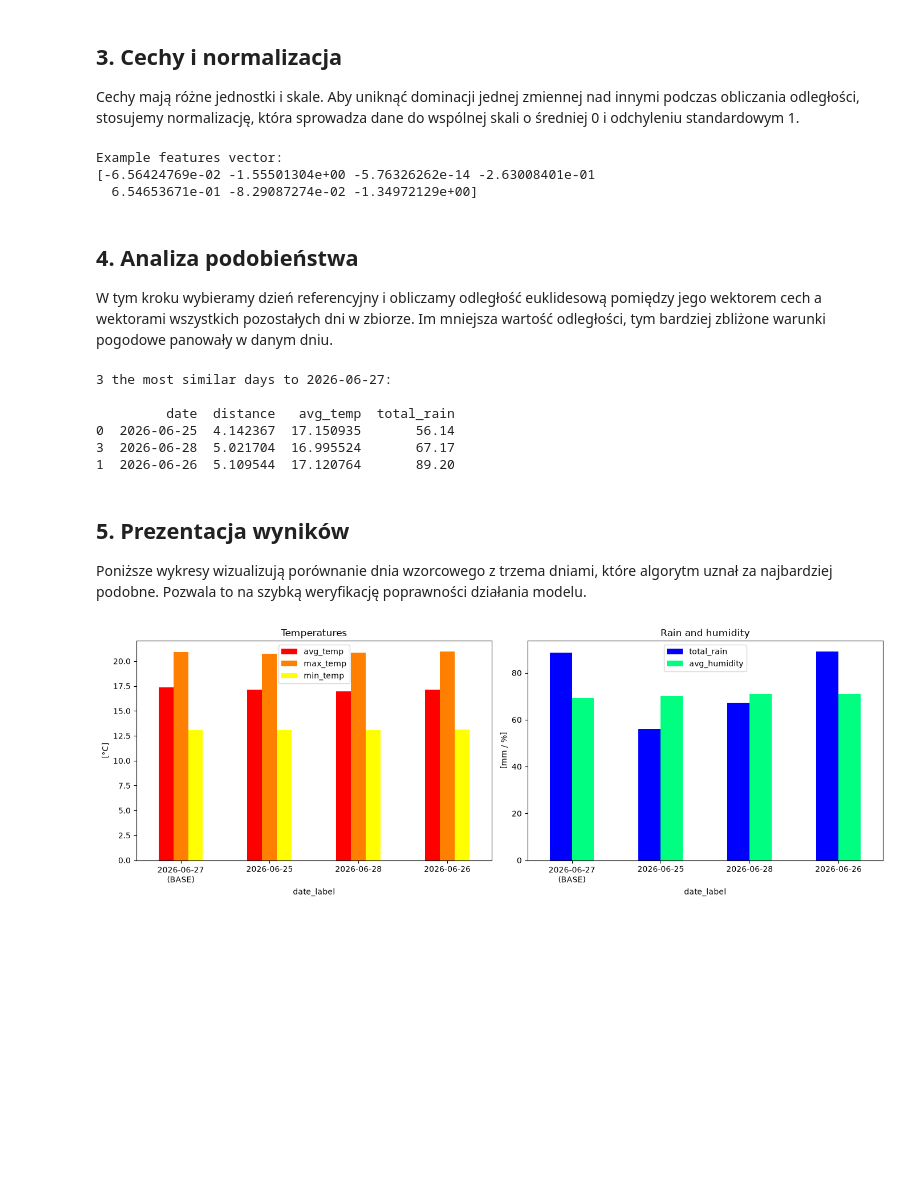
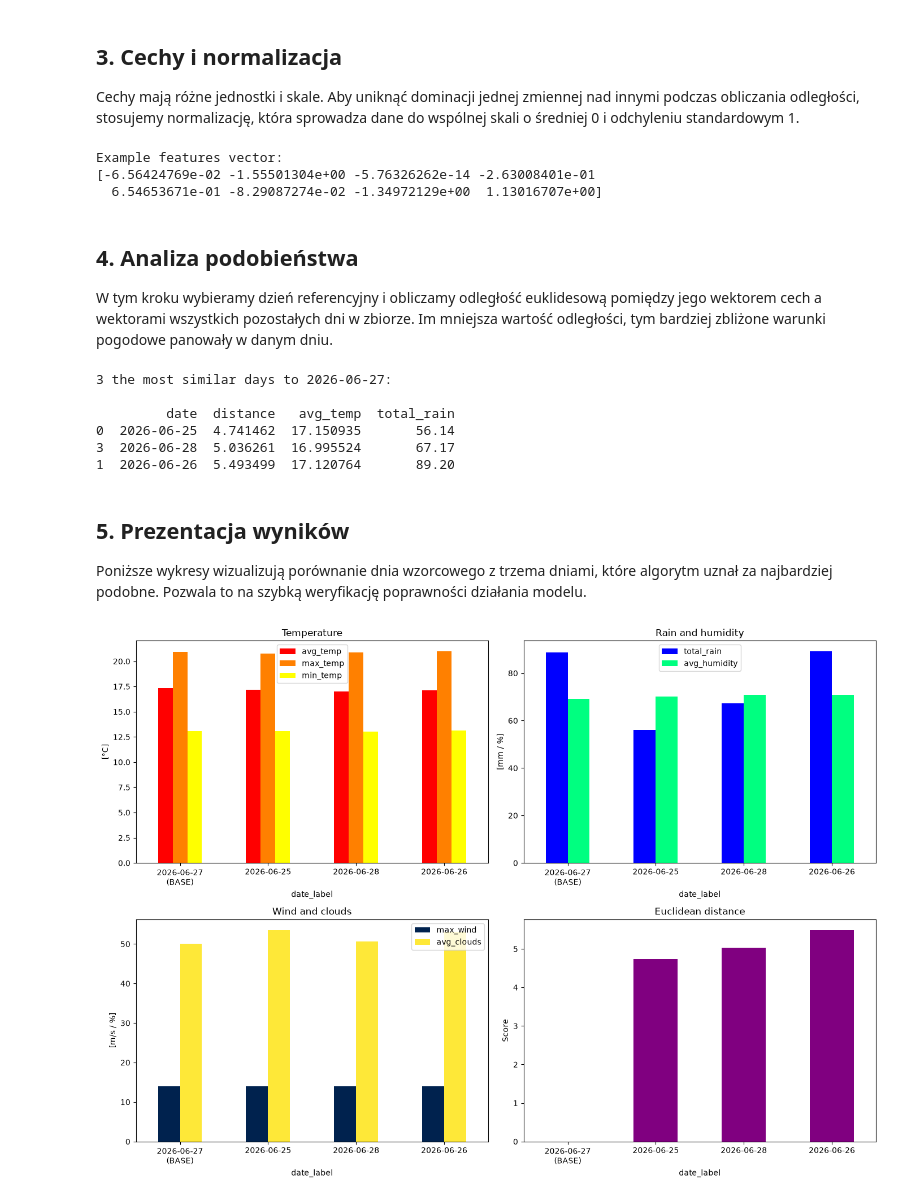
Before and after one commit to Filippo0420/Projekt21, a Jupyter notebook: main.ipynb, the cells around one changed output. Drawn from its saved outputs; the diff is of its cells as text; code cells hidden in the pictures; blank space fills up the shorter version.

Commit message:
more plots and feature vectors

```diff
--- a/main.ipynb
+++ b/main.ipynb
@@ -64,7 +73,8 @@ daily_df = df.groupby('date').agg(
     avg_humidity=('humidity', 'mean'),
     max_wind=('wind_speed', 'max'),
     avg_pressure=('pressure', 'mean'),
-    total_rain=('rain_mm', 'sum')
+    total_rain=('rain_mm', 'sum'),
+    avg_clouds=('cloud_cover', 'mean')
 ).reset_index()
 
 date_start = daily_df['date'].min()
@@ -81,7 +91,8 @@ from sklearn.preprocessing import StandardScaler
 features = [
     'avg_temp', 'max_temp', 'min_temp',
     'avg_humidity', 'max_wind',
-    'avg_pressure', 'total_rain'
+    'avg_pressure', 'total_rain',
+    'avg_clouds'
 ]
 
 scaler = StandardScaler()
@@ -94,7 +105,7 @@ print(daily_df['scaled_features'].iloc[0])
 # %% [output]
 Example features vector:
 [-6.56424769e-02 -1.55501304e+00 -5.76326262e-14 -2.63008401e-01
-  6.54653671e-01 -8.29087274e-02 -1.34972129e+00]
+  6.54653671e-01 -8.29087274e-02 -1.34972129e+00  1.13016707e+00]
 # %% [markdown]
 ## 4. Analiza podobieństwa
 W tym kroku wybieramy dzień referencyjny i obliczamy odległość euklidesową pomiędzy jego wektorem cech a wektorami wszystkich pozostałych dni w zbiorze. Im mniejsza wartość odległości, tym bardziej zbliżone warunki pogodowe panowały w danym dniu.
@@ -115,40 +126,51 @@ print(top_similar[['date', 'distance', 'avg_temp', 'total_rain']])
 3 the most similar days to 2026-06-27:
 
          date  distance   avg_temp  total_rain
-0  2026-06-25  4.142367  17.150935       56.14
-3  2026-06-28  5.021704  16.995524       67.17
-1  2026-06-26  5.109544  17.120764       89.20
+0  2026-06-25  4.741462  17.150935       56.14
+3  2026-06-28  5.036261  16.995524       67.17
+1  2026-06-26  5.493499  17.120764       89.20
 # %% [markdown]
 ## 5. Prezentacja wyników
 Poniższe wykresy wizualizują porównanie dnia wzorcowego z trzema dniami, które algorytm uznał za najbardziej podobne. Pozwala to na szybką weryfikację poprawności działania modelu.
 # %%
 import matplotlib.pyplot as plt
+import pandas as pd
 
 ref_row = daily_df[daily_df['date'] == reference_date]
 plot_df = pd.concat([ref_row, top_similar]).reset_index(drop=True)
 
 labels = []
 for d in plot_df['date']:
     if str(d) == str(reference_date):
         labels.append(str(d) + "\n(BASE)")
     else:
         labels.append(str(d))
 
 plot_df['date_label'] = labels
 
-fig, axes = plt.subplots(1, 2, figsize=(14, 5))
+fig, axes = plt.subplots(2, 2, figsize=(14, 10))
 
-plot_df.plot(x='date_label', y=['avg_temp', 'max_temp', 'min_temp'], kind='bar', ax=axes[0], colormap='autumn')
-axes[0].set_title('Temperatures')
-axes[0].set_ylabel('[°C]')
-axes[0].tick_params(axis='x', rotation=0)
+plot_df.plot(x='date_label', y=['avg_temp', 'max_temp', 'min_temp'], kind='bar', ax=axes[0, 0], colormap='autumn')
+axes[0, 0].set_title('Temperature')
+axes[0, 0].set_ylabel('[°C]')
+axes[0, 0].tick_params(axis='x', rotation=0)
 
-plot_df.plot(x='date_label', y=['total_rain', 'avg_humidity'], kind='bar', ax=axes[1], colormap='winter')
-axes[1].set_title('Rain and humidity')
-axes[1].set_ylabel('[mm / %]')
-axes[1].tick_params(axis='x', rotation=0)
+plot_df.plot(x='date_label', y=['total_rain', 'avg_humidity'], kind='bar', ax=axes[0, 1], colormap='winter')
+axes[0, 1].set_title('Rain and humidity')
+axes[0, 1].set_ylabel('[mm / %]')
+axes[0, 1].tick_params(axis='x', rotation=0)
+
+plot_df.plot(x='date_label', y=['max_wind', 'avg_clouds'], kind='bar', ax=axes[1, 0], colormap='cividis')
+axes[1, 0].set_title('Wind and clouds')
+axes[1, 0].set_ylabel('[m/s / %]')
+axes[1, 0].tick_params(axis='x', rotation=0)
+
+plot_df.plot(x='date_label', y='distance', kind='bar', ax=axes[1, 1], color='purple', legend=False)
+axes[1, 1].set_title('Euclidean distance')
+axes[1, 1].set_ylabel('Score')
+axes[1, 1].tick_params(axis='x', rotation=0)
 
 plt.tight_layout()
 plt.show()
 # %% [output]
-[figure, old version]
+[figure, new version]
```
Also changed, not shown: parts of 1 cell of this notebook.
